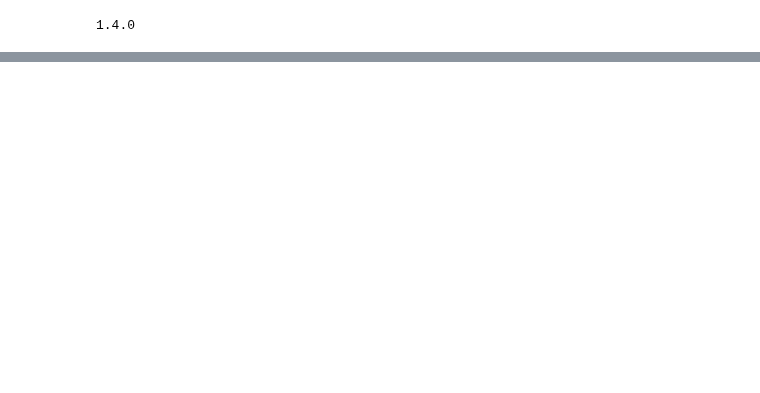
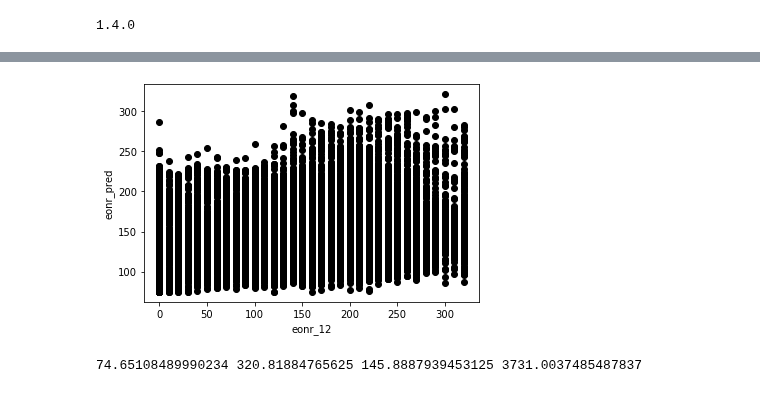
Before and after one commit to germanmandrini/n_policy, a Jupyter notebook: Codes/3c_cnn_sep3.ipynb, the cells around one changed output, grey strips where cells are left out. Drawn from its saved outputs; the diff is of its cells as text; code cells hidden in the pictures; blank space fills up the shorter version.

```diff
--- a/Codes/3c_cnn_sep3.ipynb
+++ b/Codes/3c_cnn_sep3.ipynb
@@ -62,17 +62,17 @@ class Net(nn.Module):
     def __init__(self, cols, p=0):
         super(Net, self).__init__()
         self.drop = nn.Dropout(p=p)
-        self.hidden1 = torch.nn.Linear(cols, 10)   # hidden layer
-        self.hidden2 = torch.nn.Linear(10, 10)   # hidden layer
+        self.hidden1 = torch.nn.Linear(cols, 21)   # hidden layer
+        self.hidden2 = torch.nn.Linear(21, 10)   # hidden layer
         self.predict = torch.nn.Linear(10, 1)   # output layer
 
     def forward(self, x):
-        x = F.relu(self.drop(self.hidden1(x)))
-        x = F.relu(self.drop(self.hidden2(x)))
-        x = self.predict(x)
+        x = F.relu(self.hidden1(x))      # activation function for hidden layer
+        x = F.relu(self.hidden2(x))      # activation function for hidden layer
+        x = self.predict(x)             # linear output
         return x
 cols = len(pred_vars)
-model = Net(cols, p=0.2)
+model = Net(cols, p=0.5)
 # Set the model to training mode
 
 model.train()
@@ -182,15 +184,21 @@ print(y, model(x))
 # %%
 #Make predictions with returned model
 prediction_set_aggregated_df = pyreadr.read_r("/home/germanm2/n_policy_box/Data/files_rds/prediction_set_aggregated_dt.rds")[None] # also works for RData
 
 X = Variable(torch.FloatTensor(prediction_set_aggregated_df[pred_vars].values))
 model.eval()
 y_pred = model(X) #This outputs the value for regression
 y_pred=y_pred.data[:,0].numpy()
 
 prediction_set_aggregated_df['eonr_pred'] = y_pred
 
+plt.figure()
 plt.plot(prediction_set_aggregated_df['eonr_12'], prediction_set_aggregated_df['eonr_pred'], 'o', color='black')
+plt.xlabel('eonr_12')
+plt.ylabel('eonr_pred')
+plt.show()
+# %% [output]
+[figure, added]
 # %%
 from sklearn.metrics import mean_squared_error
 
@@ -198,4 +206,6 @@ print(prediction_set_aggregated_df['eonr_pred'].min(),
 prediction_set_aggregated_df['eonr_pred'].max(),
 prediction_set_aggregated_df['eonr_pred'].mean(),
 mean_squared_error(prediction_set_aggregated_df['eonr_12'], prediction_set_aggregated_df['eonr_pred']))
+# %% [output]
+74.65108489990234 320.81884765625 145.8887939453125 3731.0037485487837
 # %%
```
Also changed, not shown: parts of 3 cells of this notebook, 4 other files.
